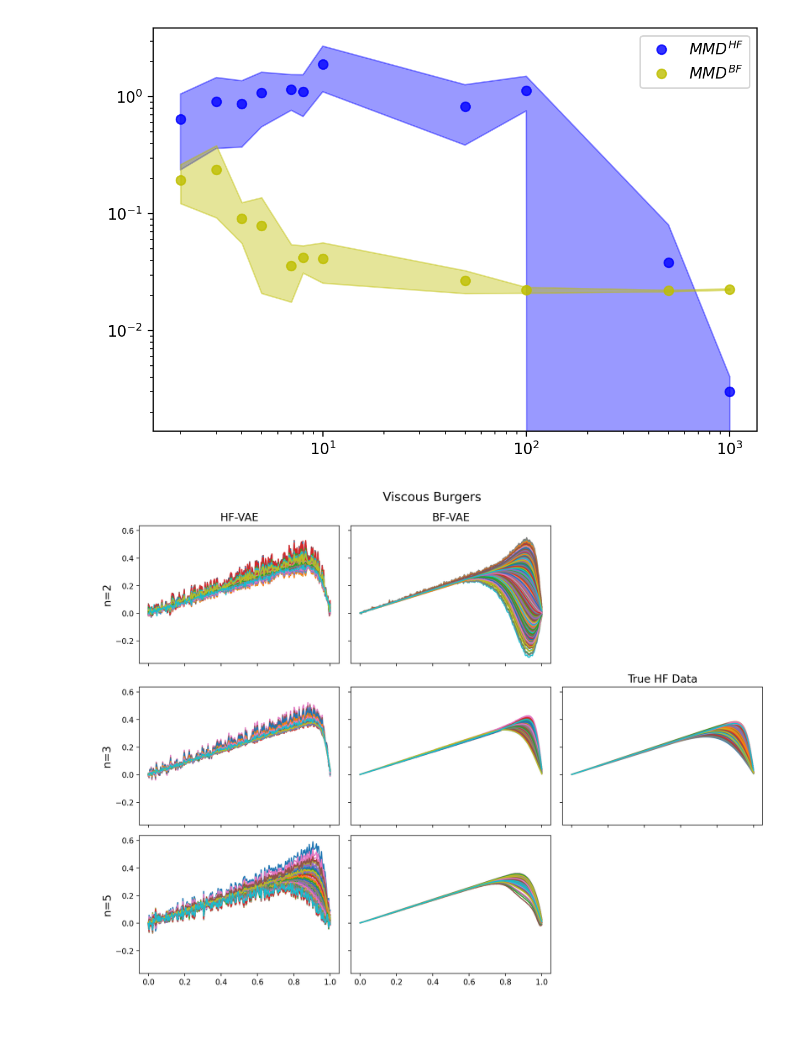
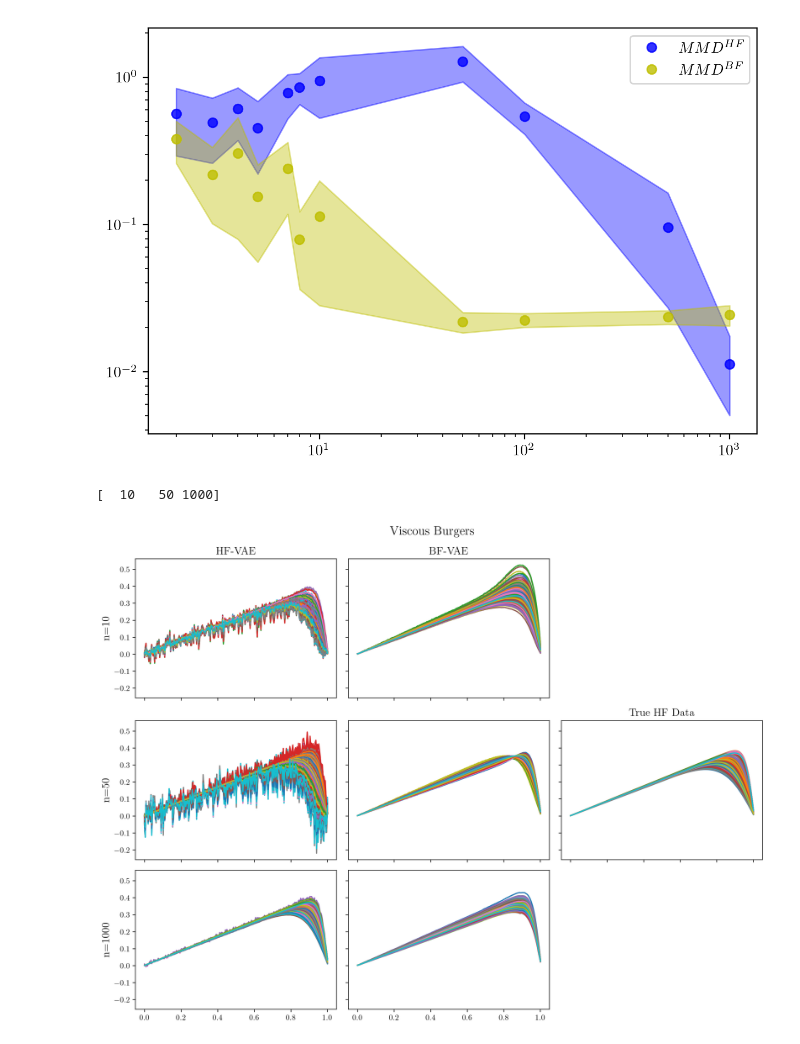
Before and after one commit to CU-UQ/Bi-fidelity-VAE, a Jupyter notebook: BF-VAE-burgers.ipynb, the cells around one changed output. Saved outputs shown, nothing was run; the diff lists cells and outputs as text; code cells hidden in the pictures.

```diff
--- a/BF-VAE-burgers.ipynb
+++ b/BF-VAE-burgers.ipynb
@@ -14,7 +14,7 @@ idx = np.linspace(126,253,128).astype('int')
 idx = np.linspace(0,253,254).astype('int')
 LF, HF = file['burgers_yL'], file['burgers_yH']
 
-xL_trn = torch.from_numpy(LF[:4000, idx]).type(torch.FloatTensor)
+xL_trn = torch.from_numpy(LF[:400, idx]).type(torch.FloatTensor)
 xL = torch.from_numpy(LF[:8000, idx]).type(torch.FloatTensor)
 xH = torch.from_numpy(HF[:8000, idx]).type(torch.FloatTensor)
 xH_tst = torch.from_numpy(HF[8000: 9000, idx]).type(torch.FloatTensor)
@@ -26,7 +26,7 @@ tst_size = 1000
 mmd_para = [0.2, 0.5, 1.0, 2.0, 5.0]
 latent_dim = 4
 hidden_dims = [256, 128, 64, 16]
-beta = 5e-4
+beta = 1e-4
 num_trial = 10
 hf_size_lst = [2, 3, 4, 5, 7, 8, 10, 50, 100, 500, 1000]
 
@@ -84,34 +84,36 @@ plt.legend()
 plt.xscale('log')
 plt.yscale('log')
 # %% [output]
-[figure, old version]
+[figure, new version]
 # %%
 
 fig, axs = plt.subplots(3,3,figsize=(12,9),sharey=True,sharex=True)
 fig.suptitle('Viscous Burgers', fontsize=16)
 t = np.linspace(0,1.0,input_dim)
-hf_N = [0, 1, 3]
+hf_N = [6, 7, 10]
+print(np.array(hf_size_lst)[hf_N])
 
 bf_gen_lst, hf_gen_lst = [], []
 
 for i in range(1000):
     axs[1,2].plot(t, xH_tst[i].detach().numpy())
 
 axs[0,2].axis('off')
 axs[2,2].axis('off')
 axs[0,0].set_title(r'HF-VAE',fontsize=14)
 axs[0,1].set_title(r'BF-VAE',fontsize=14)
 axs[1,2].set_title(r'True HF Data',fontsize=14)
 
 for j in range(len(hf_N)):
     N = hf_N[j]
     axs[j,0].set_ylabel(r'n='+str(hf_size_lst[N]),fontsize=14)
     bf_gen = bfvae_lst[N][0].sample(1000).detach().numpy()
     hf_gen = hfvae_lst[N][0].sample(1000).detach().numpy()
     bf_gen_lst.append(bf_gen)
     hf_gen_lst.append(hf_gen)
     for i in range(1000):
         axs[j,0].plot(t, hf_gen[i])
         axs[j,1].plot(t, bf_gen[i])
 # %% [output]
+[  10   50 1000]
-[figure, old version]
+[figure, new version]
```
Also changed, not shown: parts of 3 cells of this notebook, 2 other files.
